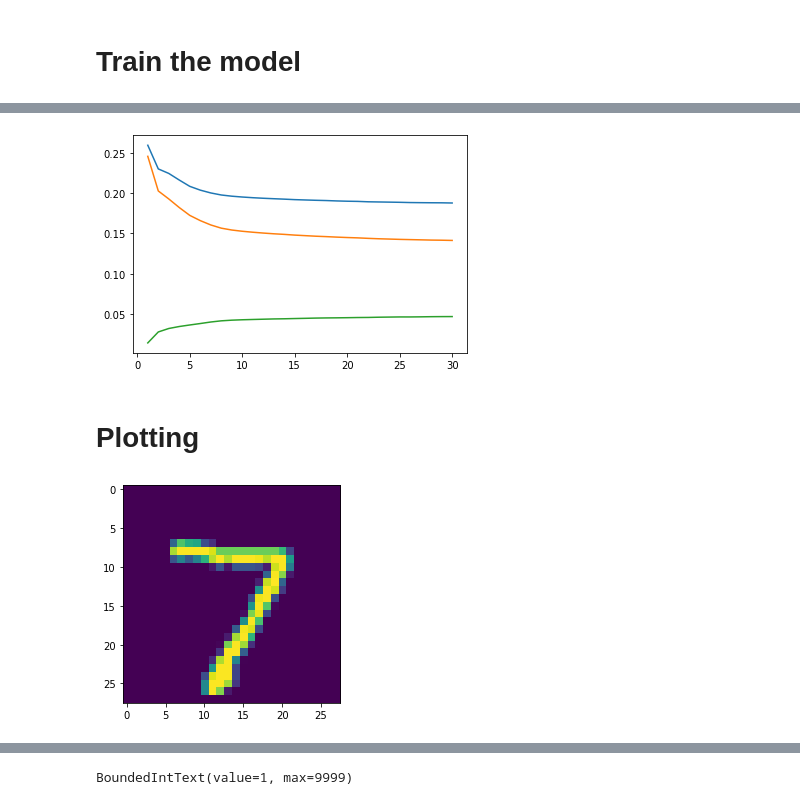
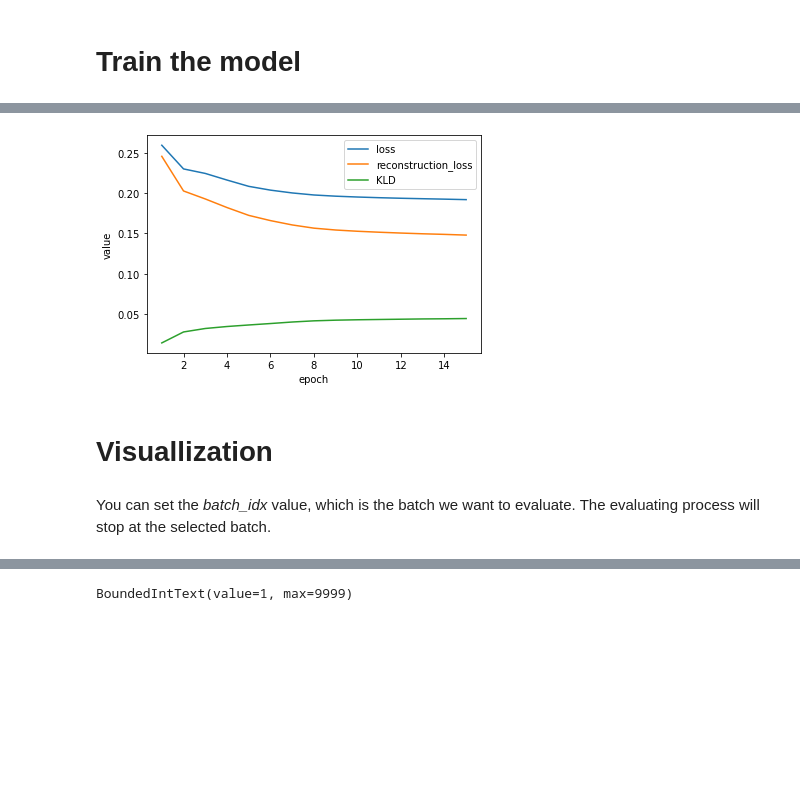
Before and after one commit to ccha23/miml, a Jupyter notebook: part2/VanillaVAE.ipynb, the cells around one changed output, grey strips where cells are left out. Drawn from its saved outputs; the diff is of its cells as text; code cells hidden in the pictures; blank space fills up the shorter version.

```diff
--- a/part2/VanillaVAE.ipynb
+++ b/part2/VanillaVAE.ipynb
@@ -109,12 +118,14 @@ batch_size = 128
 
 x_dim  = 784 # dimension of input data for Decoder
 latent_dim = 200 # dimension for latent representation z
-hidden_dims = 400
+hidden_dims = [400]
 decoder_hidden_dims = None # if not None, it means specifying different hidden nodes of internal layers for Decoder with Encoder
+
+beta = 1 # the coefficient for the divergence term in L_{VAE}, beta = 1 is the vanilla VAE
 
 lr = 1e-3
 
-epochs = 30
+epochs = 15
 # %% [markdown]
 # Load Dataset
 # %% [markdown]
@@ -156,8 +167,7 @@ class Encoder(nn.Module):      def __init__(self, x_dim=x_dim, latent_dim=latent
 
         self.x_dim = x_dim
         self.latent_dim = latent_dim
-        self.hidden_dims = hidden_dims
-    modules = []
+        self.hidden_dims = hidden_dims       modules = []
               self.input_dim = x_diself.m
 
  or h_dim in hidden_dimsself.:
@@ -165,8 +175,8 @@ class Encoder(nn.Module):      def __init__(self, x_dim=x_dim, latent_dim=latent
 
 nn.Sequential(
 
-nn.Linear(inputself.input h_dim)
-                     nn.ReLU(inplace=True)               )            )  sel
+                     n.sLelf.input h_dim)
+           ,          nn.ReLU(inplnn.ReLU()               )            )  sel
             finputself._dim = h_dim.encoder=nn.Sequential(
             *blimodules=nn.Linear(inter_dims[-1],hid_dimhidden_dimsself.[-1]. latent_dim_self.z=nn.Linear(inter_dims[-1nn.Linear(hidden_dimsself.[-1], latent_dim)self. x):
         e=self.encoder(x)
@@ -190,7 +200,7 @@ In the Decoder here, for an input $z$ we use $\mu_{\phi}$ as $\hat{x}$.
 # %%
 class Decoder(nn.Module):
     def __init__(self, x_dim=x_dim, latent_dim=latent_dim, hidden_dims = hidden_dims, decoder_hidden_dims = decoder_hidden_dims):
-        super(Encoder,self).__init__()
+        super(Decoder,self).__init__()
 
         self.x_dim = x_dim
         self.latent_dim = latent_dim
@@ -200,14 +210,14 @@ class Decoder(nn.Module):
         modules = []
 
         if self.decoder_hidden_dims is None:
-            decoder_hidden_dims = list(reversed(self.hidden_dims))
+            self.decoder_hidden_dims = list(reversed(self.hidden_dims))
 
         self.input_dim = self.latent_dim
 
         for h_dim in self.decoder_hidden_dims:
             modules.append(
                 nn.Sequential(
-                    nn.Linear(self.input_dim, h_dim)
+                    nn.Linear(self.input_dim, h_dim),
                     nn.ReLU(inplace=True)
                 )
             )
@@ -215,14 +225,14 @@ class Decoder(nn.Module):
 
         self.decoder=nn.Sequential(*modules)
 
-        # use Sigmoid activation to ensure elements of mu, or the x_hat below are in (0,1)
-        self.mu_x=nn.Sigmoid(nn.Linear(decoder_hidden_dims[-1], self.x_dim))
+        self.mu_x=nn.Linear(self.decoder_hidden_dims[-1], self.x_dim)
         # self.log_var_x=nn.Linear(hidden_dims[-1], self.x_dim)
 
     def forward(self, z):
         d=self.decoder(z)
 
-        mu=self.mu_x(d)
+        # use Sigmoid activation to ensure elements of mu, or the x_hat below are in (0,1)
+        mu=torch.sigmoid(self.mu_x(d))
         # log_var=self.log_var_x(d)
 
         # for decoder, we care about the mean
@@ -277,7 +289,7 @@ def loss_function(x, x_hat, mu, log_var):
     reconstruction_loss = nn.functional.binary_cross_entropy(x_hat, x, reduction='mean')
     KLD = - 0.5 * torch.mean(1+ log_var - mu ** 2 - log_var.exp())
 
-    return reconstruction_loss + KLD, reconstruction_loss, KLD
+    return reconstruction_loss + beta * KLD, reconstruction_loss, KLD
 
 optimizer = Adam(model.parameters(), lr=lr)
 # %%
@@ -344,11 +356,16 @@ Finish!!
 # %%
 plt.figure()
 plt.plot(range(1,epochs+1), loss_list, label = 'loss')
 plt.plot(range(1,epochs+1), reconstruction_loss_list, label = 'reconstruction_loss')
 plt.plot(range(1,epochs+1), KLD_list, label = 'KLD')
+plt.xlabel('epoch')
+plt.ylabel('value')
+plt.legend()
 plt.show()
 # %% [output]
-[figure, old version]
+[figure, new version]
 # %% [markdown]
-# Plotting
+# Visuallization
+# %% [markdown]
+You can set the *batch_idx* value, which is the batch we want to evaluate. The evaluating process will stop at the selected batch.
 # %%
@@ -370,5 +394 @@ def show_image(x, idx):
     plt.imshow(x[idx].cpu().numpy())
-# %%
-show_image(x, idx=0)
-# %% [output]
-[figure, removed]
```
Also changed, not shown: parts of 26 cells of this notebook.
